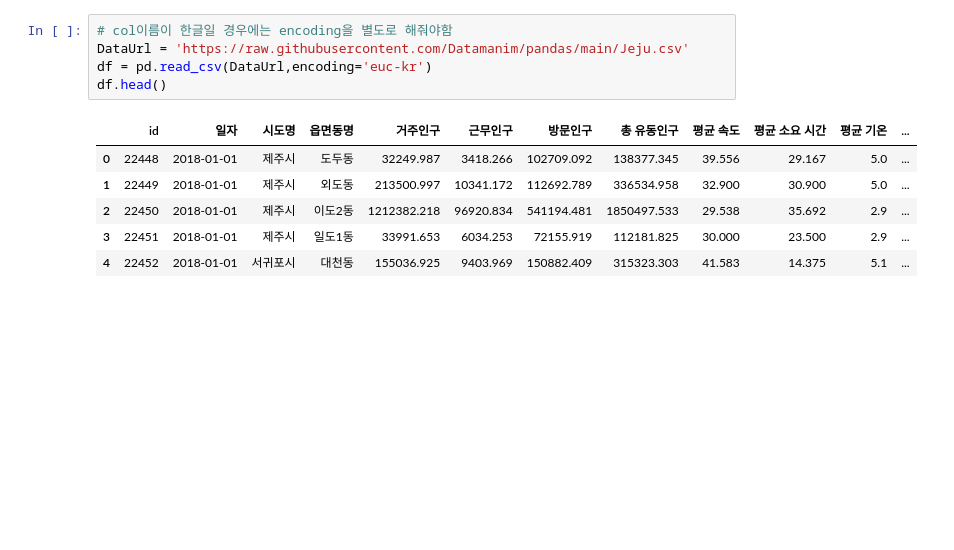
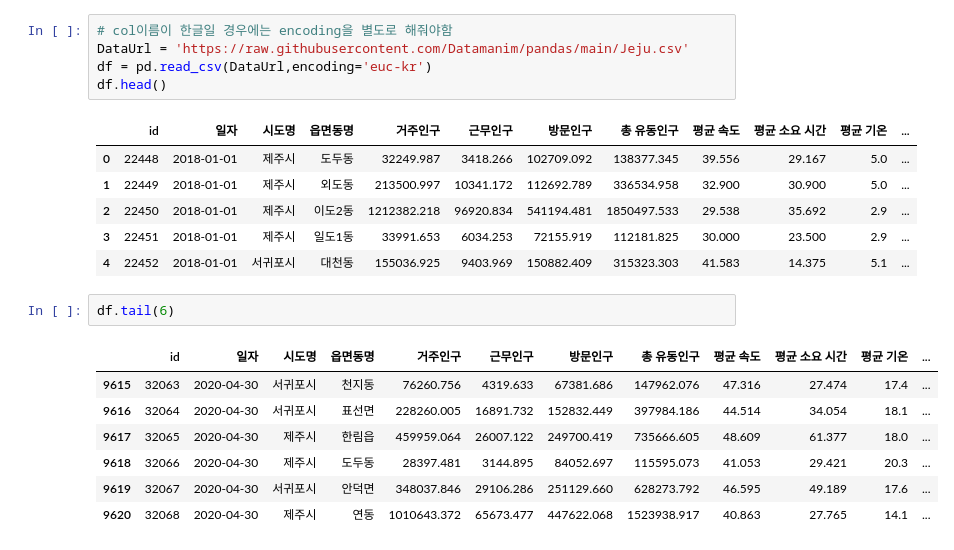
Before and after one commit to zero-bacteria/Learn_data_analysis, a Jupyter notebook: 빅분기 공부 코드/실기대비_00.ipynb, the cells around one changed output. Saved outputs shown, nothing was run; the diff lists cells and outputs as text; blank space fills up the shorter version.

```diff
--- a/빅분기 공부 코드/실기대비_00.ipynb
+++ b/빅분기 공부 코드/실기대비_00.ipynb
@@ -110,3 +110,13 @@ df.head()
 | 2 | 22450 | 2018-01-01 | 제주시 | 이도2동 | 1212382.218 | 96920.834 | 541194.481 | 1850497.533 | 29.538 | 35.692 | 2.9 | ... |
 | 3 | 22451 | 2018-01-01 | 제주시 | 일도1동 | 33991.653 | 6034.253 | 72155.919 | 112181.825 | 30.000 | 23.500 | 2.9 | ... |
 | 4 | 22452 | 2018-01-01 | 서귀포시 | 대천동 | 155036.925 | 9403.969 | 150882.409 | 315323.303 | 41.583 | 14.375 | 5.1 | ... |
+# %%
+df.tail(6)
+# %% [output]
+|  | id | 일자 | 시도명 | 읍면동명 | 거주인구 | 근무인구 | 방문인구 | 총 유동인구 | 평균 속도 | 평균 소요 시간 | 평균 기온 | ... |
+| 9615 | 32063 | 2020-04-30 | 서귀포시 | 천지동 | 76260.756 | 4319.633 | 67381.686 | 147962.076 | 47.316 | 27.474 | 17.4 | ... |
+| 9616 | 32064 | 2020-04-30 | 서귀포시 | 표선면 | 228260.005 | 16891.732 | 152832.449 | 397984.186 | 44.514 | 34.054 | 18.1 | ... |
+| 9617 | 32065 | 2020-04-30 | 제주시 | 한림읍 | 459959.064 | 26007.122 | 249700.419 | 735666.605 | 48.609 | 61.377 | 18.0 | ... |
+| 9618 | 32066 | 2020-04-30 | 제주시 | 도두동 | 28397.481 | 3144.895 | 84052.697 | 115595.073 | 41.053 | 29.421 | 20.3 | ... |
+| 9619 | 32067 | 2020-04-30 | 서귀포시 | 안덕면 | 348037.846 | 29106.286 | 251129.660 | 628273.792 | 46.595 | 49.189 | 17.6 | ... |
+| 9620 | 32068 | 2020-04-30 | 제주시 | 연동 | 1010643.372 | 65673.477 | 447622.068 | 1523938.917 | 40.863 | 27.765 | 14.1 | ... |
```
Also changed, not shown: parts of 16 cells of this notebook.
